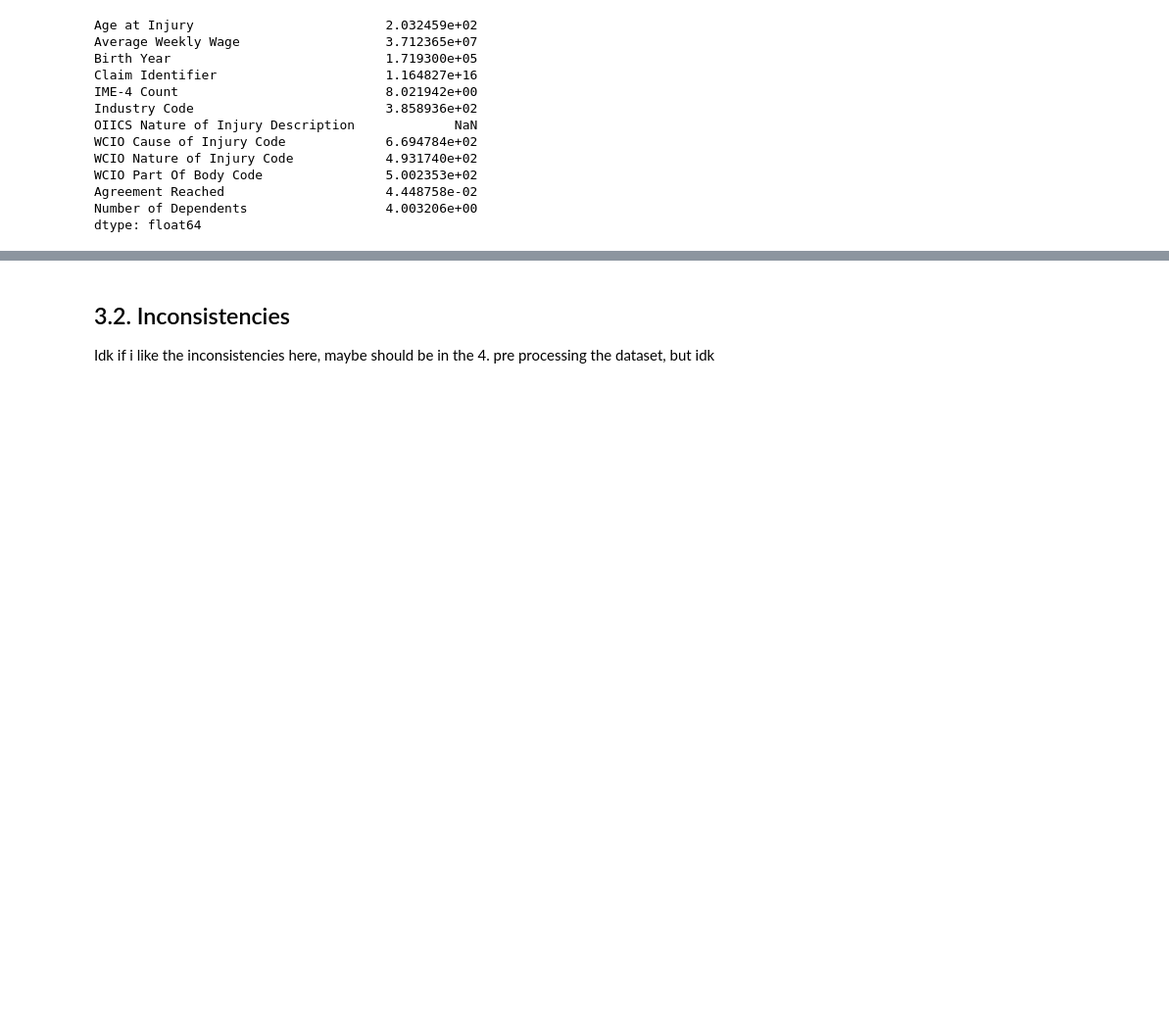
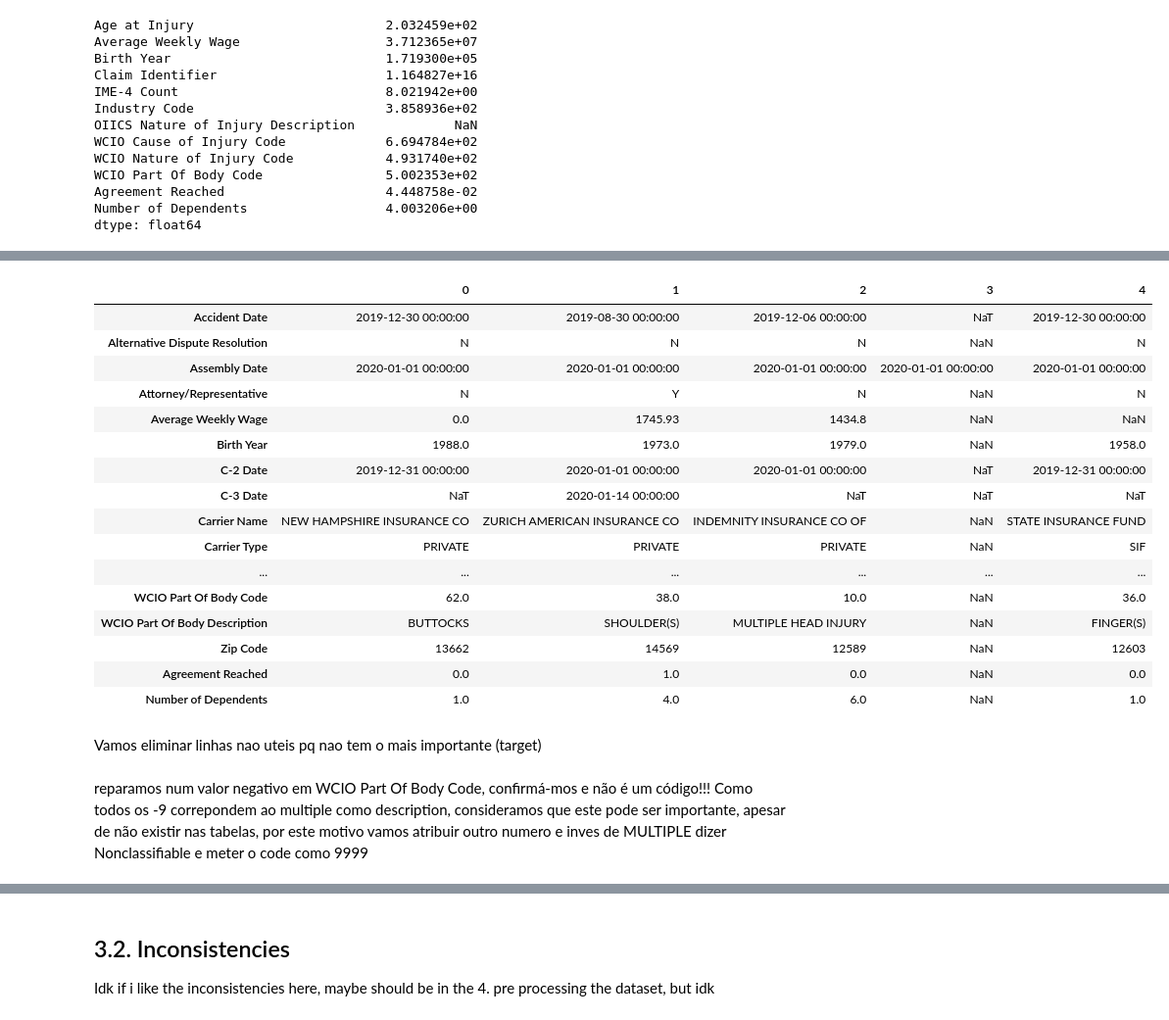
Before and after one commit to xandga/Machine_Learning_project, a Jupyter notebook: Deliverables/Notebook.ipynb, the cells around one changed output, grey strips where cells are left out. Shown at 98% size. Cells and saved outputs as stored; diff of their text form; code cells hidden in the pictures; blank space fills up the shorter version.

```diff
--- a/Deliverables/Notebook.ipynb
+++ b/Deliverables/Notebook.ipynb
@@ -202,0 +227,2 @@ dtype: float64
+# %%
+df_train = df_train.drop(['Age at Injury'], axis=1)
@@ -202,0 +241,2 @@ dtype: float64
+# %%
+df_train = df_train.drop(['WCB Decision'], axis=1)
@@ -202,0 +271,28 @@ dtype: float64
+# %%
+# Remover o número e o primeiro ponto da coluna 'Carrier Type' em df_train
+df_train['Carrier Type'] = df_train['Carrier Type'].str.split('.', n=1).str[1].str.strip()
+
+# Remover o número e o primeiro ponto da coluna 'Claim Injury Type' em df_train
+df_train['Claim Injury Type'] = df_train['Claim Injury Type'].str.split('.', n=1).str[1].str.strip()
+# %%
+df_train.head().T
+# %% [output]
+|  | 0 | 1 | 2 | 3 | 4 |
+| Accident Date | 2019-12-30 00:00:00 | 2019-08-30 00:00:00 | 2019-12-06 00:00:00 | NaT | 2019-12-30 00:00:00 |
+| Alternative Dispute Resolution | N | N | N | NaN | N |
+| Assembly Date | 2020-01-01 00:00:00 | 2020-01-01 00:00:00 | 2020-01-01 00:00:00 | 2020-01-01 00:00:00 | 2020-01-01 00:00:00 |
+| Attorney/Representative | N | Y | N | NaN | N |
+| Average Weekly Wage | 0.0 | 1745.93 | 1434.8 | NaN | NaN |
+| Birth Year | 1988.0 | 1973.0 | 1979.0 | NaN | 1958.0 |
+| C-2 Date | 2019-12-31 00:00:00 | 2020-01-01 00:00:00 | 2020-01-01 00:00:00 | NaT | 2019-12-31 00:00:00 |
+| C-3 Date | NaT | 2020-01-14 00:00:00 | NaT | NaT | NaT |
+| Carrier Name | NEW HAMPSHIRE INSURANCE CO | ZURICH AMERICAN INSURANCE CO | INDEMNITY INSURANCE CO OF | NaN | STATE INSURANCE FUND |
+| Carrier Type | PRIVATE | PRIVATE | PRIVATE | NaN | SIF |
+| ... | ... | ... | ... | ... | ... |
+| WCIO Part Of Body Code | 62.0 | 38.0 | 10.0 | NaN | 36.0 |
+| WCIO Part Of Body Description | BUTTOCKS | SHOULDER(S) | MULTIPLE HEAD INJURY | NaN | FINGER(S) |
+| Zip Code | 13662 | 14569 | 12589 | NaN | 12603 |
+| Agreement Reached | 0.0 | 1.0 | 0.0 | NaN | 0.0 |
+| Number of Dependents | 1.0 | 4.0 | 6.0 | NaN | 1.0 |
+# %% [markdown]
+Vamos eliminar linhas nao uteis pq nao tem o mais importante (target)
@@ -202,0 +302,2 @@ dtype: float64
+# %% [markdown]
+reparamos num valor negativo em WCIO Part Of Body Code, confirmá-mos e não é um código!!! Como todos os -9 correpondem ao multiple como description, consideramos que este pode ser importante, apesar de não existir nas tabelas, por este motivo vamos atribuir outro numero e inves de MULTIPLE dizer Nonclassifiable e meter o code como 9999
```
Also changed, not shown: parts of 28 cells of this notebook, 1 other file.
